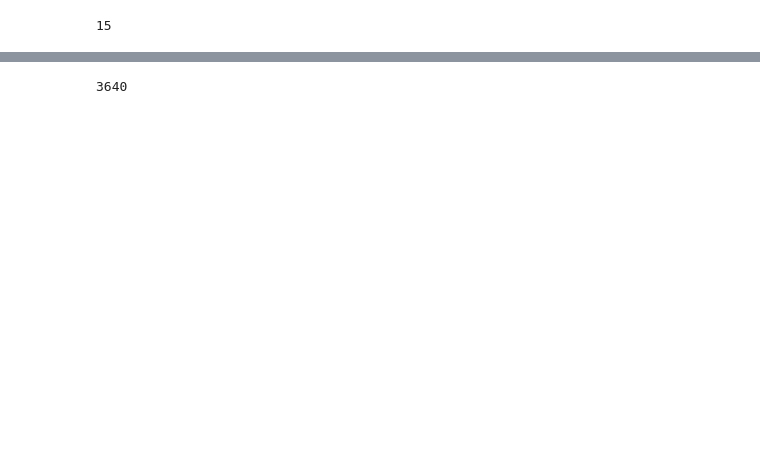
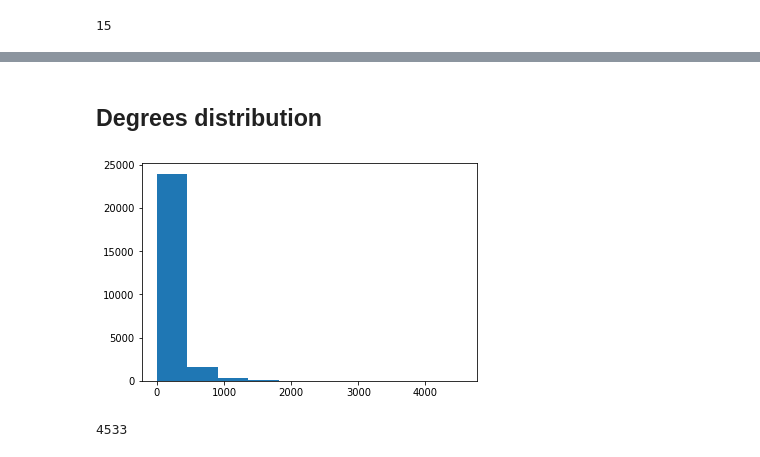
Before and after one commit to kornelro/whyr_hack, a Jupyter notebook: challenge2/graph/graph.ipynb, the cells around one changed output, grey strips where cells are left out. Saved outputs shown, nothing was run; the diff lists cells and outputs as text; code cells hidden in the pictures; blank space fills up the shorter version.

Commit message:
start graph insights

```diff
--- a/challenge2/graph/graph.ipynb
+++ b/challenge2/graph/graph.ipynb
@@ -82,21 +83,22 @@ for row_id in tqdm(range(len(df))):
     row = df.iloc[row_id]
 
     try:
+        if row['by'][2:-2] != '':
 
-        #add comment
-        next_comment = row_to_comment(row)
-        if next_comment.id in comments:
-            # print(row)
-            pass
-        else:
-            comments[next_comment.id] = next_comment
+            #add comment
+            next_comment = row_to_comment(row)
+            if next_comment.id in comments:
+                # print(row)
+                pass
+            else:
+                comments[next_comment.id] = next_comment
 
-        #add user and comment to user
-        next_user = row_to_user(row)
-        if next_user.name not in users:
-            users[next_user.name] = next_user
-        users[next_user.name].comments_ids.append(next_comment.id)
-        users[next_user.name].comments.append(next_comment)
+            #add user and comment to user
+            next_user = row_to_user(row)
+            if next_user.name not in users:
+                users[next_user.name] = next_user
+            users[next_user.name].comments_ids.append(next_comment.id)
+            users[next_user.name].comments.append(next_comment)
 
     except Exception as e:
         print(e)
@@ -251,13 +253,12 @@ list(map(len, components))
 # %%
 G = G.subgraph(components[0])
 # %%
-G = nx.relabel.convert_node_labels_to_integers(G, label_attribute='user_id')
+# G = nx.relabel.convert_node_labels_to_integers(G, label_attribute='user_id')
 # %%
-detector = SCD(iterations=6)
-detector.fit(G)
-members = detector.get_memberships()
+# # detector = SCD(iterations=6)
+# detector = EdMot()
+# detector.fit(G)
+# members = detector.get_memberships()
 # %%
-max(list(members.values()))
+# max(list(members.values()))
-# %% [output]
-3640
 # %%
@@ -265,0 +267,12 @@ with open('members.json', 'w') as outfile:
+# %% [markdown]
+## Degrees distribution
+# %%
+degrees = [G.degree(n) for n in G.nodes()]
+plt.hist(degrees)
+plt.show()
+# %% [output]
+[figure, added]
+# %%
+max(degrees)
+# %% [output]
+4533
```
Also changed, not shown: parts of 21 cells of this notebook.
